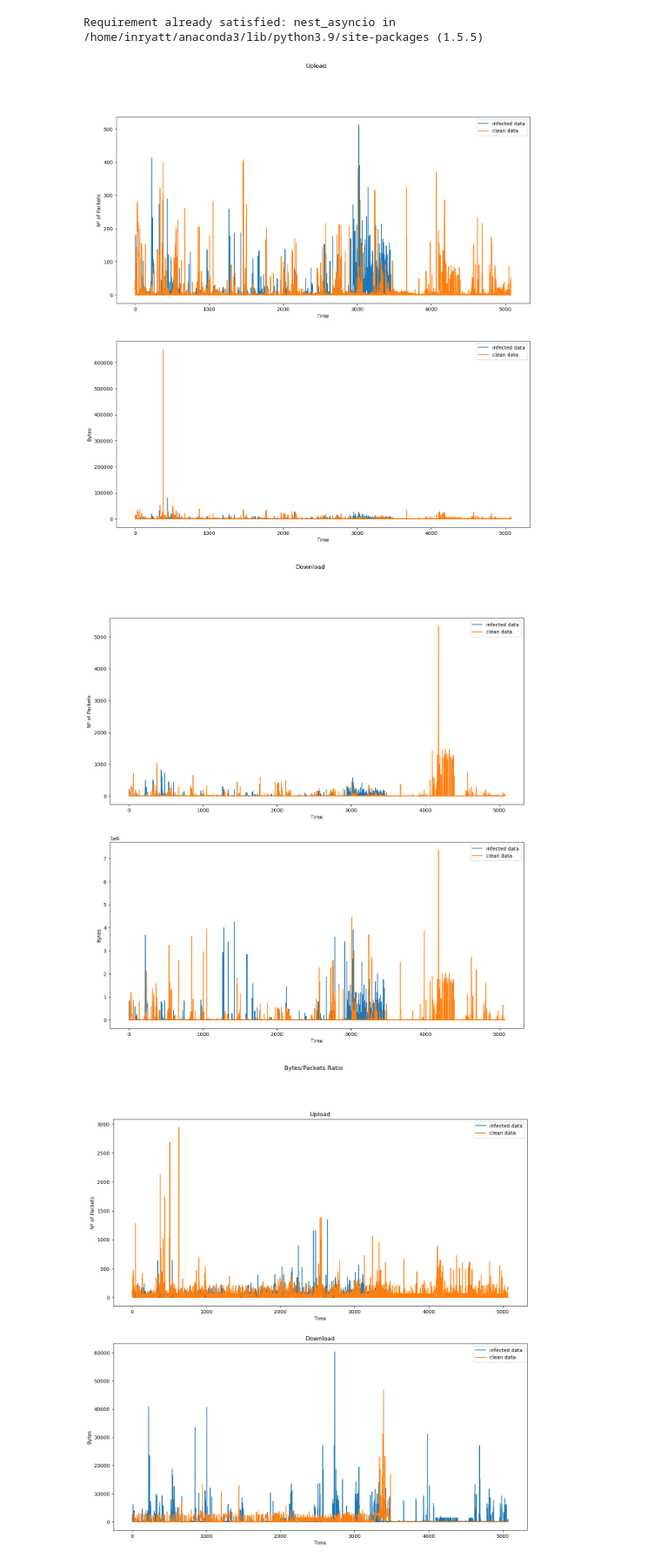
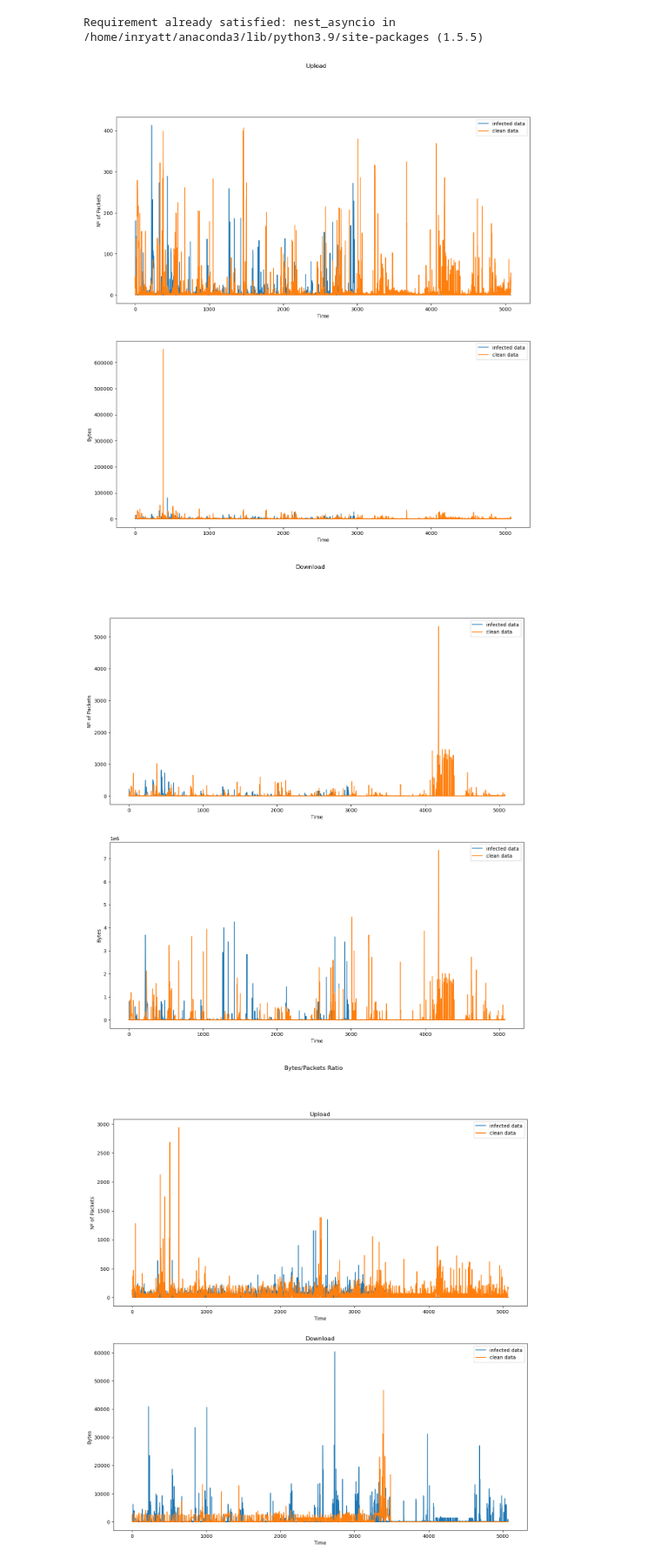
Before and after one commit to Pengrey/AAS, a Jupyter notebook: Work/proj/AAS_Project.ipynb, the cells around one changed output. Shown at 87% size. Saved outputs shown, nothing was run; the diff lists cells and outputs as text; code cells hidden in the pictures.

```diff
--- a/Work/proj/AAS_Project.ipynb
+++ b/Work/proj/AAS_Project.ipynb
@@ -276,11 +276,12 @@ def showChart_but_chatgpt_did_it_download(clean_data, infected_data, name:str="p
 # %%
 clean_data=np.loadtxt("sampled_data/clean_data.dat",dtype=int)
 infected_data=np.loadtxt("sampled_data/test_data.dat",dtype=int)
+infected_data = infected_data[:2966,:] # trim anomalous end
 showChart_but_chatgpt_did_it_upload(clean_data,infected_data,"Upload")
 showChart_but_chatgpt_did_it_download(clean_data,infected_data,"Download")
 # %% [output]
-[figure, old version]
+[figure, new version]
-[figure, old version]
+[figure, new version]
 # %%
 # Bytes over packets
 def showChart_upload_ratio(clean_data, infected_data, name:str="placeholder"):
```
Also changed, not shown: parts of 10 cells of this notebook.
